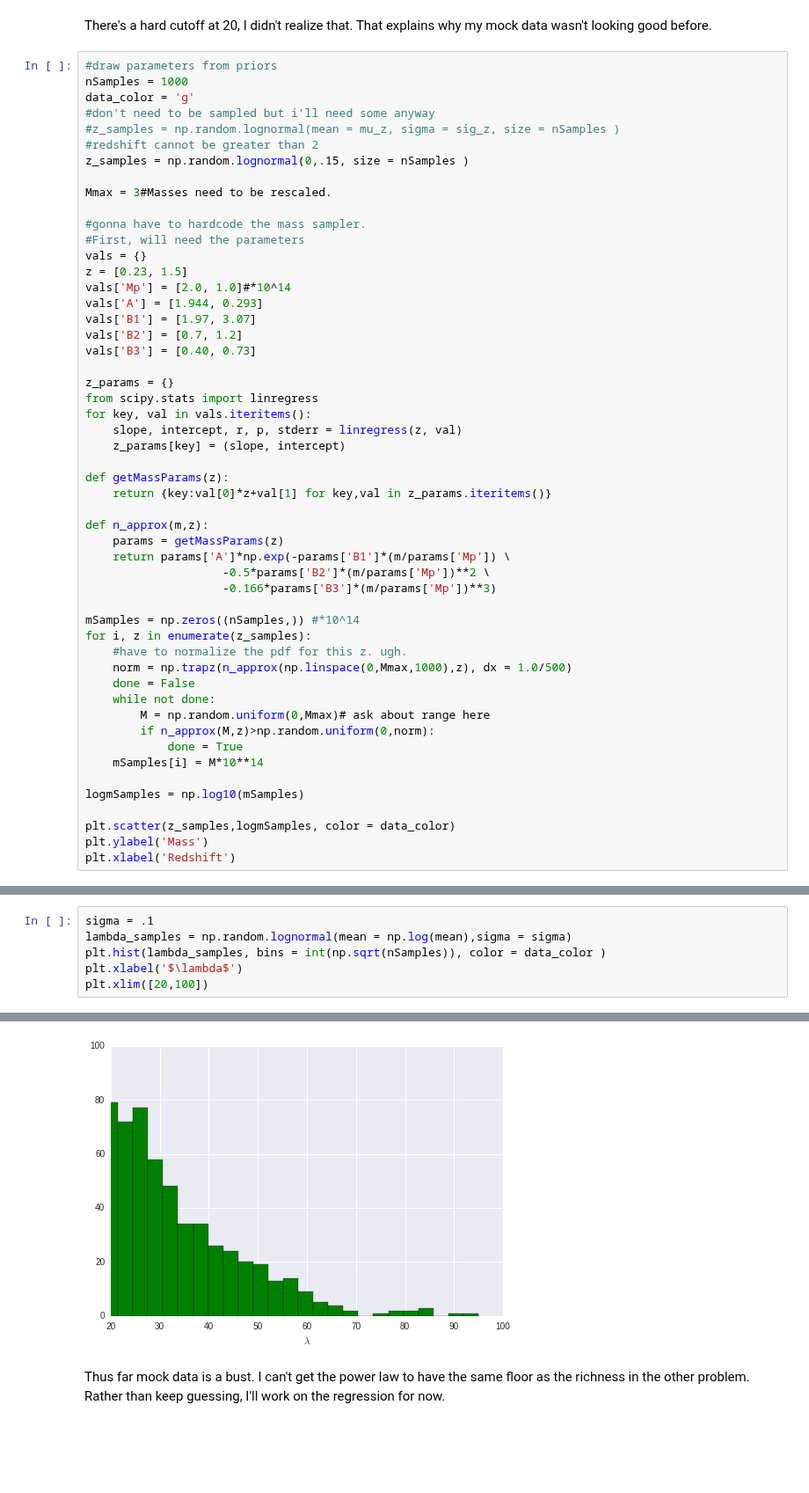
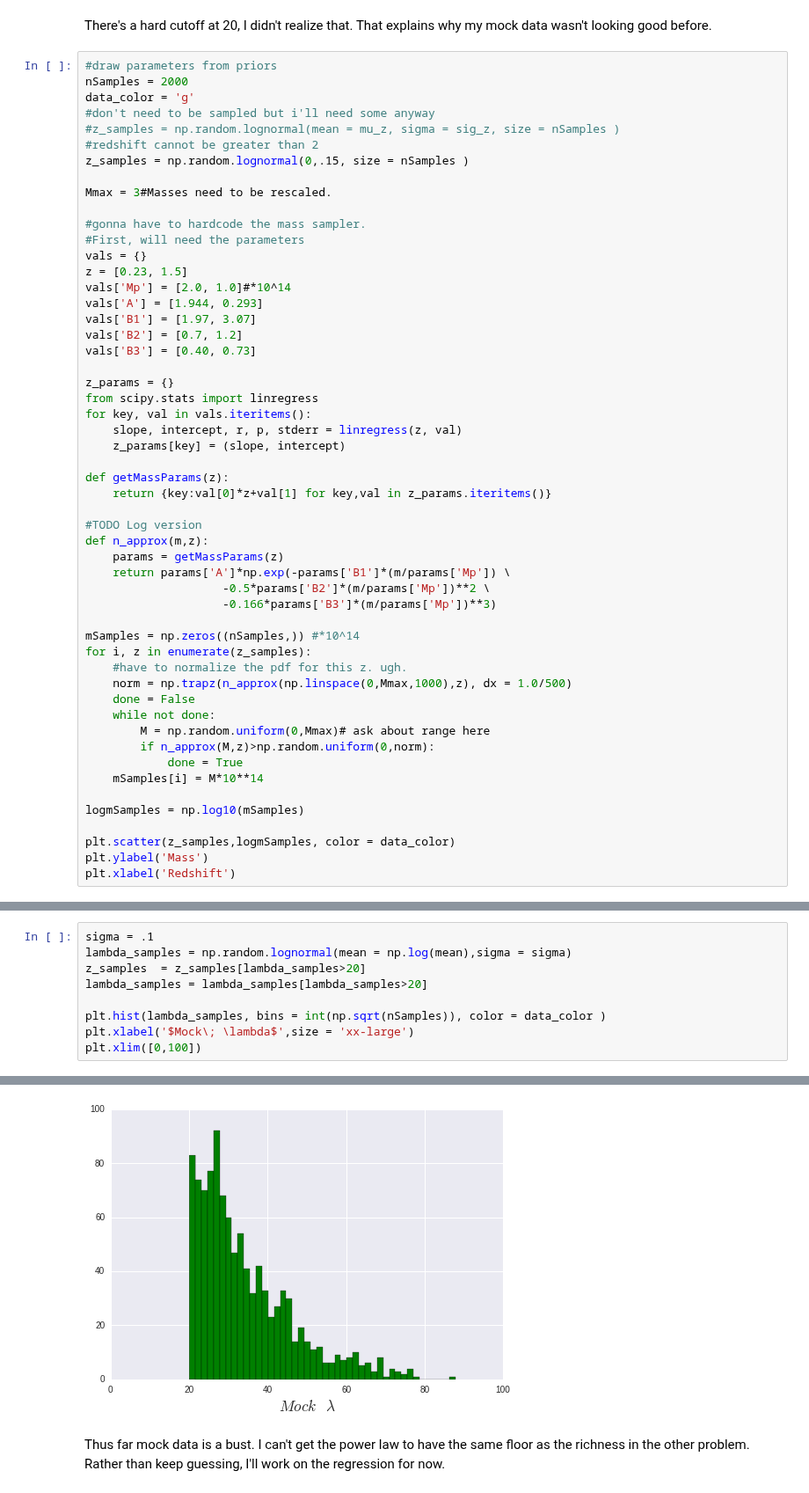
Before and after one commit to Ravirajadrangi/ClusterMassInference, a Jupyter notebook: Project Notebook.ipynb, the cells around one changed output, grey strips where cells are left out. Shown at 88% size. Cells and saved outputs as stored; diff of their text form; blank space fills up the shorter version.

```diff
--- a/Project Notebook.ipynb
+++ b/Project Notebook.ipynb
@@ -222,7 +229,7 @@ plt.xlim([0,100]);
 There's a hard cutoff at 20, I didn't realize that. That explains why my mock data wasn't looking good before.
 # %%
 #draw parameters from priors
-nSamples = 1000
+nSamples = 2000
 data_color = 'g'
 #don't need to be sampled but i'll need some anyway
 #z_samples = np.random.lognormal(mean = mu_z, sigma = sig_z, size = nSamples )
@@ -250,6 +257,7 @@ for key, val in vals.iteritems():
 def getMassParams(z):
     return {key:val[0]*z+val[1] for key,val in z_params.iteritems()}
 
+#TODO Log version
 def n_approx(m,z):
     params = getMassParams(z)
     return params['A']*np.exp(-params['B1']*(m/params['Mp']) \
@@ -297,7 +305,10 @@ plt.xlim([20,100])
 # %%
 sigma = .1
 lambda_samples = np.random.lognormal(mean = np.log(mean),sigma = sigma)
+z_samples  = z_samples[lambda_samples>20]
+lambda_samples = lambda_samples[lambda_samples>20]
+
 plt.hist(lambda_samples, bins = int(np.sqrt(nSamples)), color = data_color )
-plt.xlabel('$\lambda$')
-plt.xlim([20,100])
+plt.xlabel('$Mock\; \lambda$',size = 'xx-large')
+plt.xlim([0,100])
 # %% [output]
@@ -305,4 +316,4 @@ plt.xlim([20,100])
-[figure, old version]
+[figure, new version]
 # %% [markdown]
 Thus far mock data is a bust. I can't get the power law to have the same floor as the richness in the other problem. Rather than keep guessing, I'll work on the regression for now.
 # %% [markdown]
```
Also changed, not shown: parts of 19 cells of this notebook.
